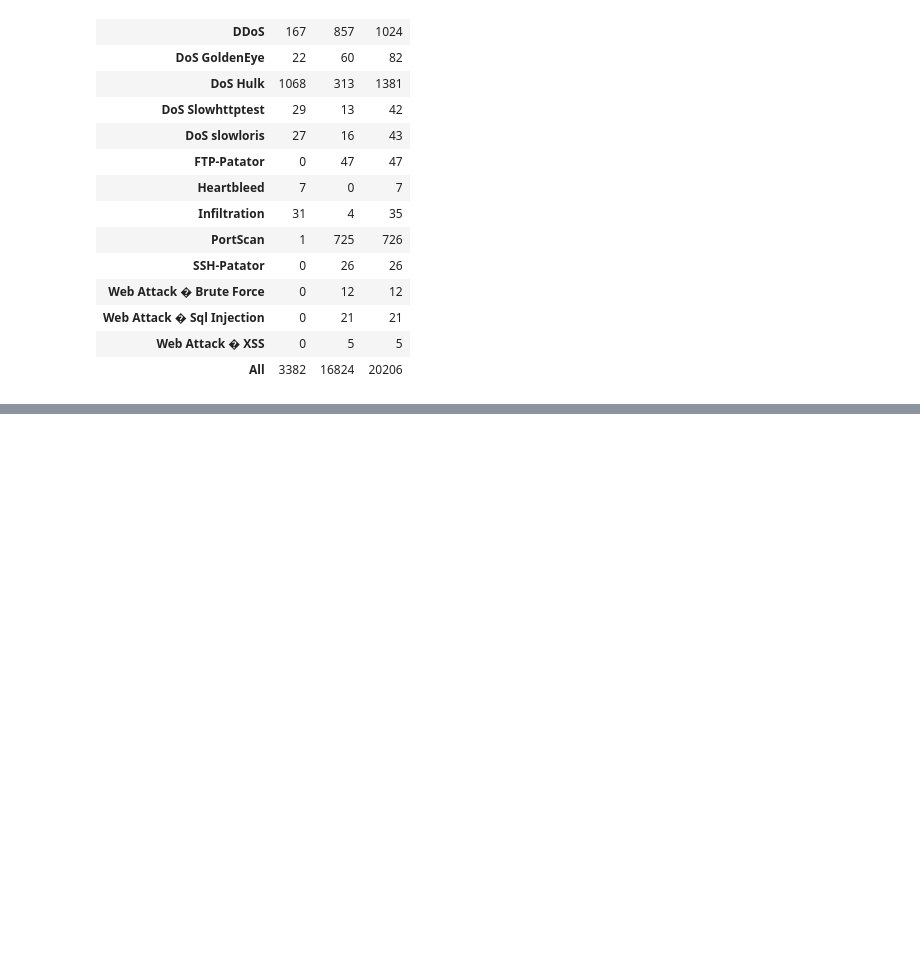
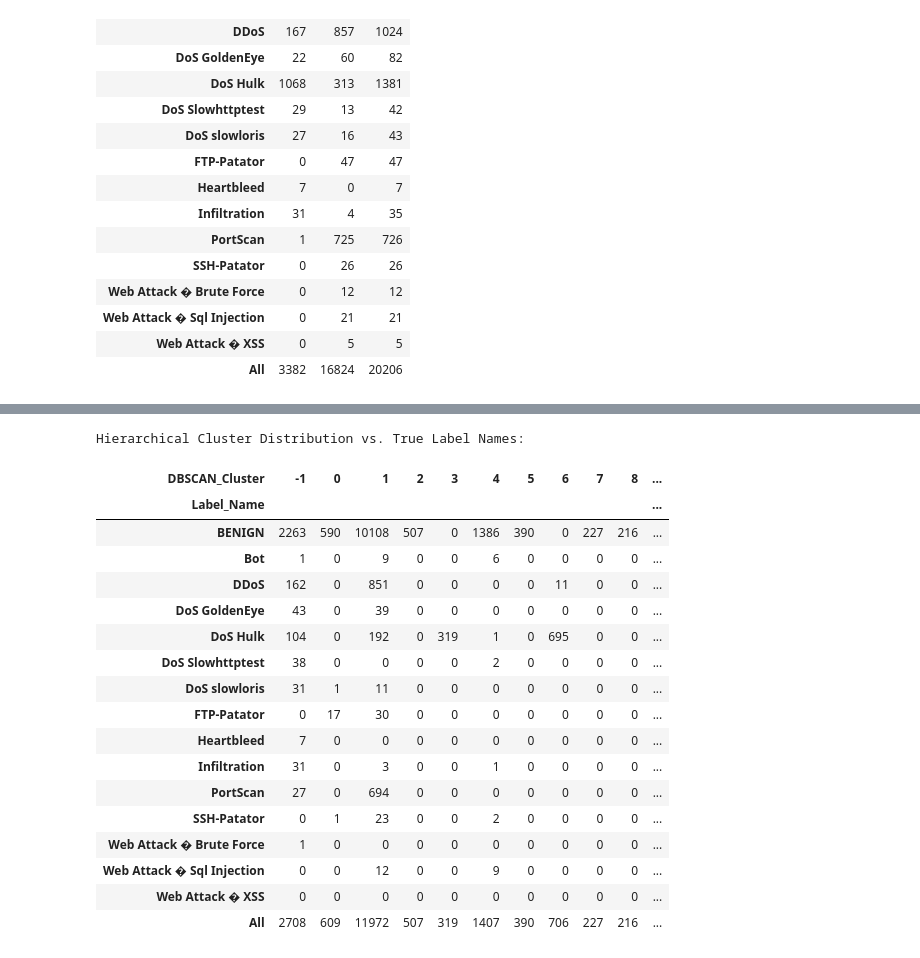
Before and after one commit to GiannisKotsalos/NetworkIntrusion-DataMining-MLProject, a Jupyter notebook: notebooks/clustering.ipynb, the cells around one changed output, grey strips where cells are left out. Saved outputs shown, nothing was run; the diff lists cells and outputs as text; code cells hidden in the pictures; blank space fills up the shorter version.

```diff
--- a/notebooks/clustering.ipynb
+++ b/notebooks/clustering.ipynb
@@ -546,0 +473,24 @@ print("\n DBSCAN complete. Cluster labels saved to df.")
+# %%
+# 3. Fit the final DBSCAN model using the best parameters from Grid Search
+
+#best_eps = 0.8
+#best_min_samples = 100
+print(f"Fitting final DBSCAN with eps={best_eps}, min_samples={best_min_samples}...\n")
+dbscan = DBSCAN(eps=best_eps, min_samples=best_min_samples)
+dbscan_labels = dbscan.fit_predict(X_scaled)
+
+# Save cluster labels to DataFrame
+df['DBSCAN_Cluster'] = dbscan_labels
+
+# Calculate final statistics
+n_clusters = len(set(dbscan_labels)) - (1 if -1 in dbscan_labels else 0)
+n_noise = list(dbscan_labels).count(-1)
+
+print(f"Final Estimated number of clusters : {n_clusters}")
+print(f"Final Estimated number of noise pts : {n_noise}\n")
+
+if n_clusters > 1:
+    final_sil_score = silhouette_score(X_scaled, dbscan_labels)
+    final_db_score = davies_bouldin_score(X_scaled, dbscan_labels)
+    print(f"Final Silhouette Score     : {final_sil_score:.4f}")
+    print(f"Final Davies-Bouldin Score : {final_db_score:.4f}")
@@ -546,0 +553,30 @@ print("\n DBSCAN complete. Cluster labels saved to df.")
+# %%
+hc_analysis = pd.crosstab(
+    index=df['Label_Name'],
+    columns=df['DBSCAN_Cluster'],
+    margins=True
+)
+
+print("Hierarchical Cluster Distribution vs. True Label Names:")
+with pd.option_context('display.max_rows', None, 'display.max_columns', None):
+    display(hc_analysis)
+# %% [output]
+Hierarchical Cluster Distribution vs. True Label Names:
+| DBSCAN_Cluster | -1 | 0 | 1 | 2 | 3 | 4 | 5 | 6 | 7 | 8 | ... |
+| Label_Name |  |  |  |  |  |  |  |  |  |  | ... |
+| BENIGN | 2263 | 590 | 10108 | 507 | 0 | 1386 | 390 | 0 | 227 | 216 | ... |
+| Bot | 1 | 0 | 9 | 0 | 0 | 6 | 0 | 0 | 0 | 0 | ... |
+| DDoS | 162 | 0 | 851 | 0 | 0 | 0 | 0 | 11 | 0 | 0 | ... |
+| DoS GoldenEye | 43 | 0 | 39 | 0 | 0 | 0 | 0 | 0 | 0 | 0 | ... |
+| DoS Hulk | 104 | 0 | 192 | 0 | 319 | 1 | 0 | 695 | 0 | 0 | ... |
+| DoS Slowhttptest | 38 | 0 | 0 | 0 | 0 | 2 | 0 | 0 | 0 | 0 | ... |
+| DoS slowloris | 31 | 1 | 11 | 0 | 0 | 0 | 0 | 0 | 0 | 0 | ... |
+| FTP-Patator | 0 | 17 | 30 | 0 | 0 | 0 | 0 | 0 | 0 | 0 | ... |
+| Heartbleed | 7 | 0 | 0 | 0 | 0 | 0 | 0 | 0 | 0 | 0 | ... |
+| Infiltration | 31 | 0 | 3 | 0 | 0 | 1 | 0 | 0 | 0 | 0 | ... |
+| PortScan | 27 | 0 | 694 | 0 | 0 | 0 | 0 | 0 | 0 | 0 | ... |
+| SSH-Patator | 0 | 1 | 23 | 0 | 0 | 2 | 0 | 0 | 0 | 0 | ... |
+| Web Attack � Brute Force | 1 | 0 | 0 | 0 | 0 | 0 | 0 | 0 | 0 | 0 | ... |
+| Web Attack � Sql Injection | 0 | 0 | 12 | 0 | 0 | 9 | 0 | 0 | 0 | 0 | ... |
+| Web Attack � XSS | 0 | 0 | 0 | 0 | 0 | 0 | 0 | 0 | 0 | 0 | ... |
+| All | 2708 | 609 | 11972 | 507 | 319 | 1407 | 390 | 706 | 227 | 216 | ... |
```
Also changed, not shown: parts of 9 cells of this notebook, 1 other file.
